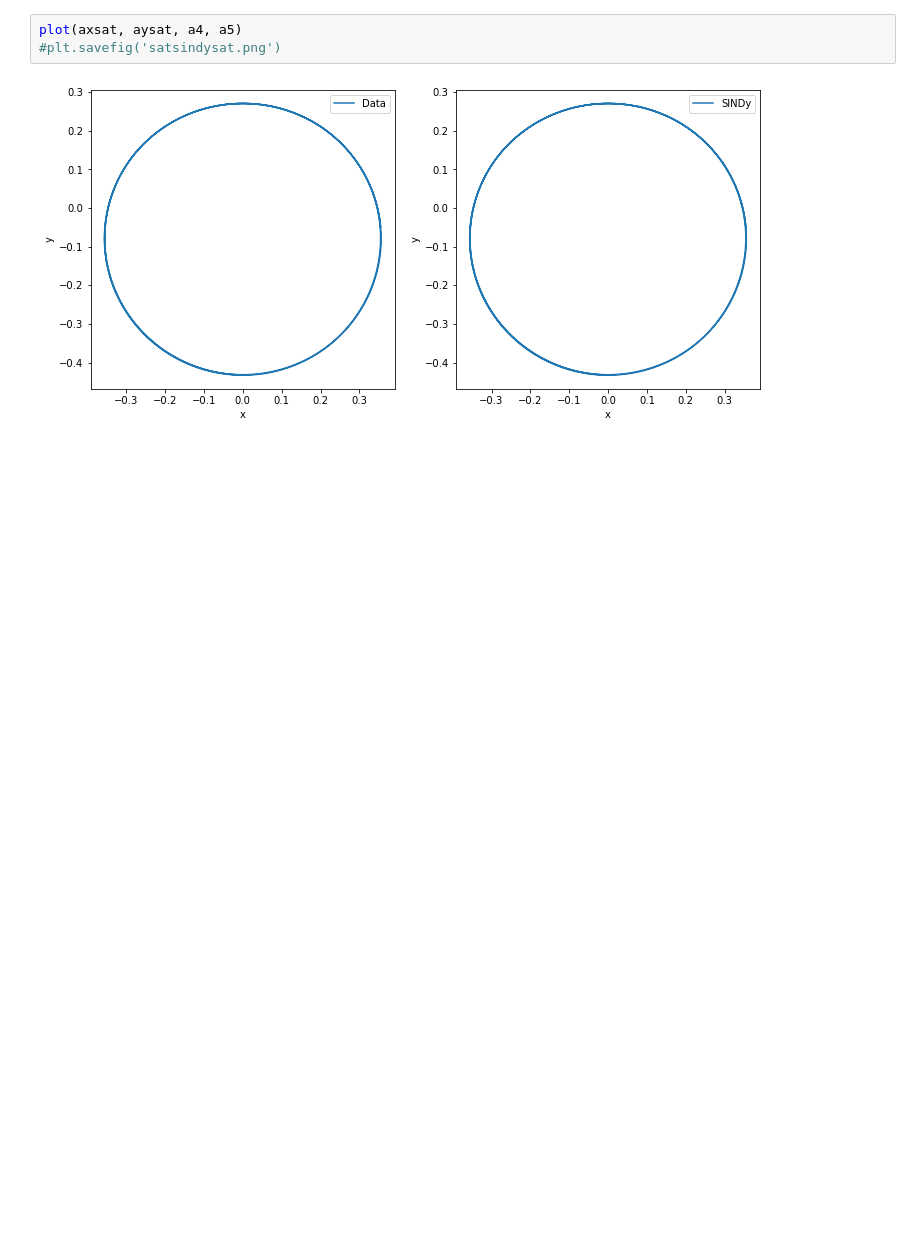
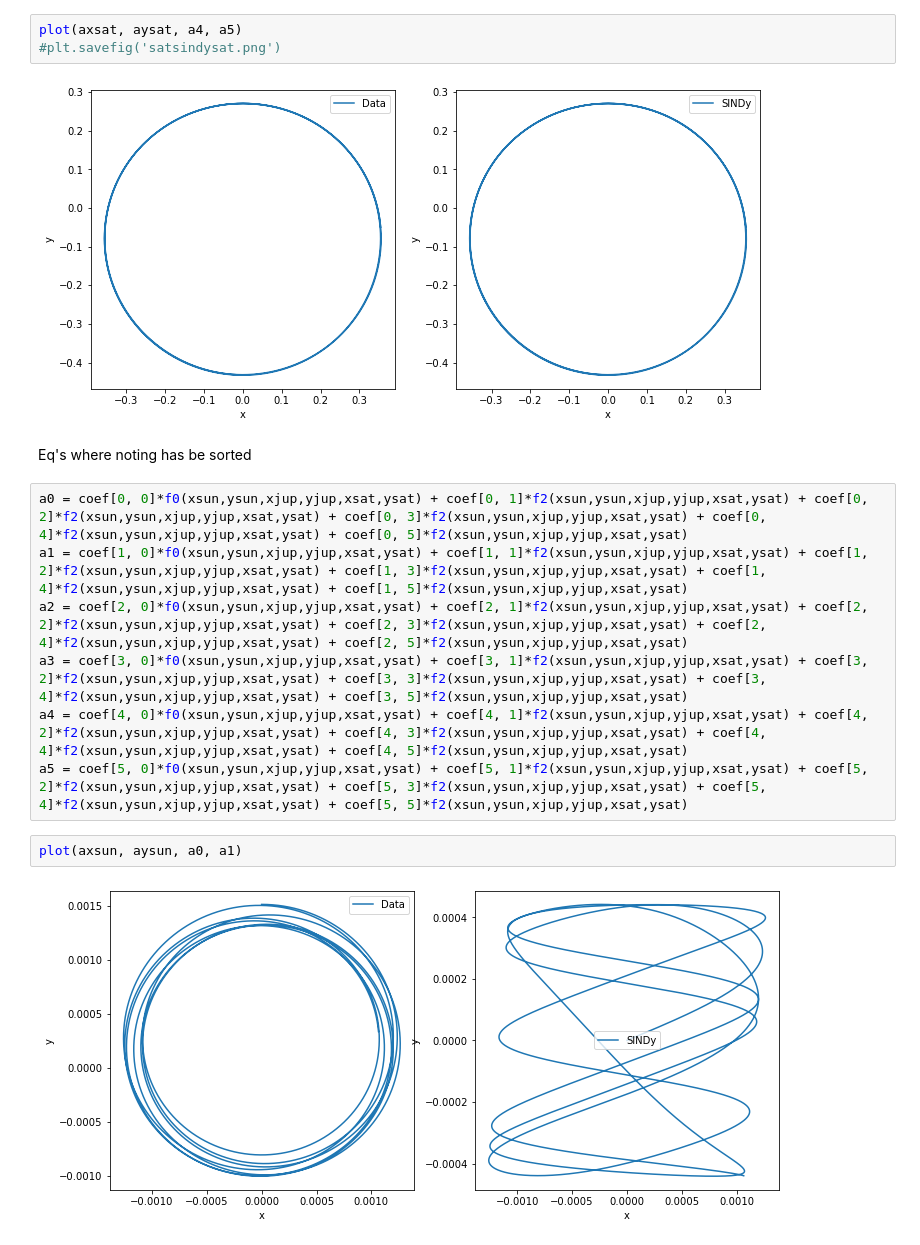
Before and after one commit to tobiashalling/SolarSINDy, a Jupyter notebook: 3_body/3_body.ipynb, the cells around one changed output. Cells and saved outputs as stored; diff of their text form; blank space fills up the shorter version.

```diff
--- a/3_body/3_body.ipynb
+++ b/3_body/3_body.ipynb
@@ -203,3 +207,16 @@ plot(axsat, aysat, a4, a5)
 #plt.savefig('satsindysat.png')
 # %% [output]
 [figure]
+# %% [markdown]
+Eq's where noting has be sorted
+# %%
+a0 = coef[0, 0]*f0(xsun,ysun,xjup,yjup,xsat,ysat) + coef[0, 1]*f2(xsun,ysun,xjup,yjup,xsat,ysat) + coef[0, 2]*f2(xsun,ysun,xjup,yjup,xsat,ysat) + coef[0, 3]*f2(xsun,ysun,xjup,yjup,xsat,ysat) + coef[0, 4]*f2(xsun,ysun,xjup,yjup,xsat,ysat) + coef[0, 5]*f2(xsun,ysun,xjup,yjup,xsat,ysat)
+a1 = coef[1, 0]*f0(xsun,ysun,xjup,yjup,xsat,ysat) + coef[1, 1]*f2(xsun,ysun,xjup,yjup,xsat,ysat) + coef[1, 2]*f2(xsun,ysun,xjup,yjup,xsat,ysat) + coef[1, 3]*f2(xsun,ysun,xjup,yjup,xsat,ysat) + coef[1, 4]*f2(xsun,ysun,xjup,yjup,xsat,ysat) + coef[1, 5]*f2(xsun,ysun,xjup,yjup,xsat,ysat)
+a2 = coef[2, 0]*f0(xsun,ysun,xjup,yjup,xsat,ysat) + coef[2, 1]*f2(xsun,ysun,xjup,yjup,xsat,ysat) + coef[2, 2]*f2(xsun,ysun,xjup,yjup,xsat,ysat) + coef[2, 3]*f2(xsun,ysun,xjup,yjup,xsat,ysat) + coef[2, 4]*f2(xsun,ysun,xjup,yjup,xsat,ysat) + coef[2, 5]*f2(xsun,ysun,xjup,yjup,xsat,ysat)
+a3 = coef[3, 0]*f0(xsun,ysun,xjup,yjup,xsat,ysat) + coef[3, 1]*f2(xsun,ysun,xjup,yjup,xsat,ysat) + coef[3, 2]*f2(xsun,ysun,xjup,yjup,xsat,ysat) + coef[3, 3]*f2(xsun,ysun,xjup,yjup,xsat,ysat) + coef[3, 4]*f2(xsun,ysun,xjup,yjup,xsat,ysat) + coef[3, 5]*f2(xsun,ysun,xjup,yjup,xsat,ysat)
+a4 = coef[4, 0]*f0(xsun,ysun,xjup,yjup,xsat,ysat) + coef[4, 1]*f2(xsun,ysun,xjup,yjup,xsat,ysat) + coef[4, 2]*f2(xsun,ysun,xjup,yjup,xsat,ysat) + coef[4, 3]*f2(xsun,ysun,xjup,yjup,xsat,ysat) + coef[4, 4]*f2(xsun,ysun,xjup,yjup,xsat,ysat) + coef[4, 5]*f2(xsun,ysun,xjup,yjup,xsat,ysat)
+a5 = coef[5, 0]*f0(xsun,ysun,xjup,yjup,xsat,ysat) + coef[5, 1]*f2(xsun,ysun,xjup,yjup,xsat,ysat) + coef[5, 2]*f2(xsun,ysun,xjup,yjup,xsat,ysat) + coef[5, 3]*f2(xsun,ysun,xjup,yjup,xsat,ysat) + coef[5, 4]*f2(xsun,ysun,xjup,yjup,xsat,ysat) + coef[5, 5]*f2(xsun,ysun,xjup,yjup,xsat,ysat)
+# %%
+plot(axsun, aysun, a0, a1)
+# %% [output]
+[figure, added]
```
Also changed, not shown: parts of 18 cells of this notebook, 12 other files.
